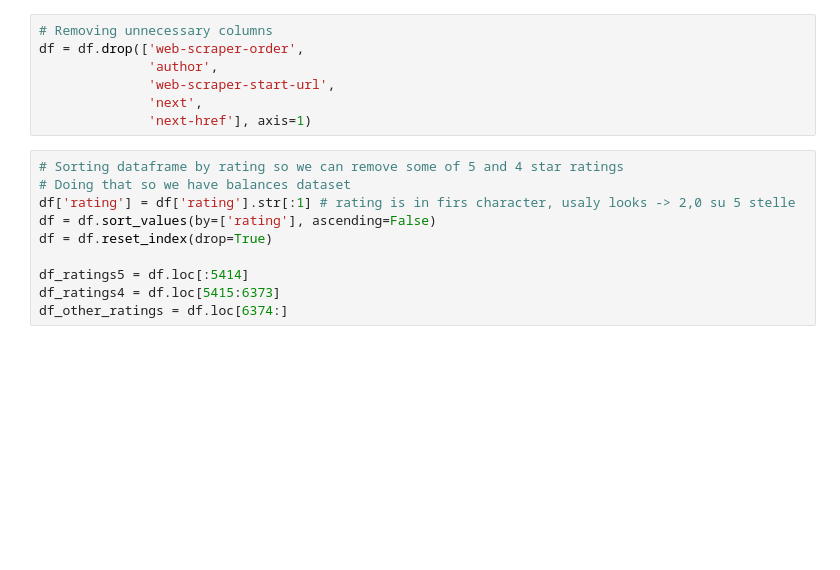
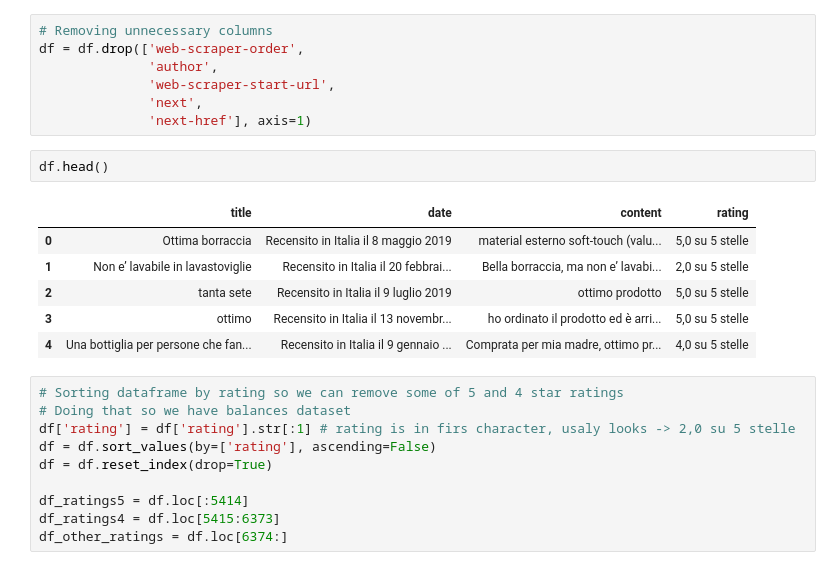
Before and after one commit to milky-boi/pzcz, a Jupyter notebook: Untitled1.ipynb, the cells around one changed output. Drawn from its saved outputs; the diff is of its cells as text; blank space fills up the shorter version.

```diff
--- a/Untitled1.ipynb
+++ b/Untitled1.ipynb
@@ -47,6 +67,15 @@ df = df.drop(['web-scraper-order',
               'web-scraper-start-url',
               'next',
               'next-href'], axis=1)
+# %%
+df.head()
+# %% [output]
+|  | title | date | content | rating |
+| 0 | Ottima borraccia | Recensito in Italia il 8 maggio 2019 | material esterno soft-touch (valu... | 5,0 su 5 stelle |
+| 1 | Non e’ lavabile in lavastoviglie | Recensito in Italia il 20 febbrai... | Bella borraccia, ma non e’ lavabi... | 2,0 su 5 stelle |
+| 2 | tanta sete | Recensito in Italia il 9 luglio 2019 | ottimo prodotto | 5,0 su 5 stelle |
+| 3 | ottimo | Recensito in Italia il 13 novembr... | ho ordinato il prodotto ed è arri... | 5,0 su 5 stelle |
+| 4 | Una bottiglia per persone che fan... | Recensito in Italia il 9 gennaio ... | Comprata per mia madre, ottimo pr... | 4,0 su 5 stelle |
 # %%
 # Sorting dataframe by rating so we can remove some of 5 and 4 star ratings
 # Doing that so we have balances dataset
```
Also changed, not shown: parts of 20 cells of this notebook.
